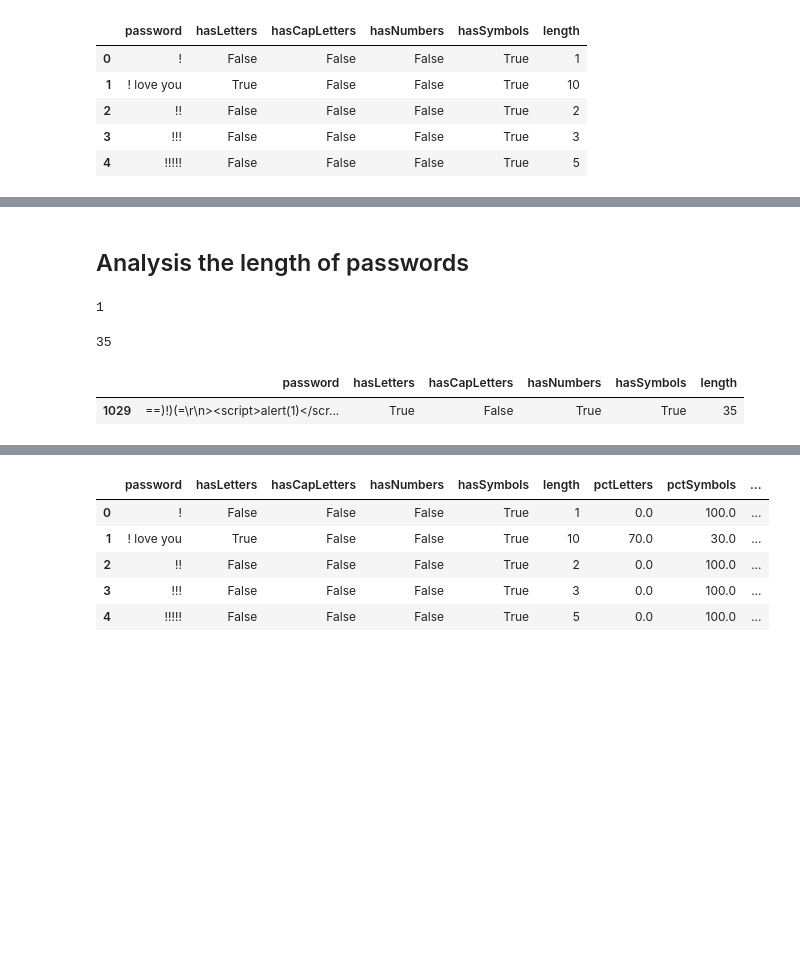
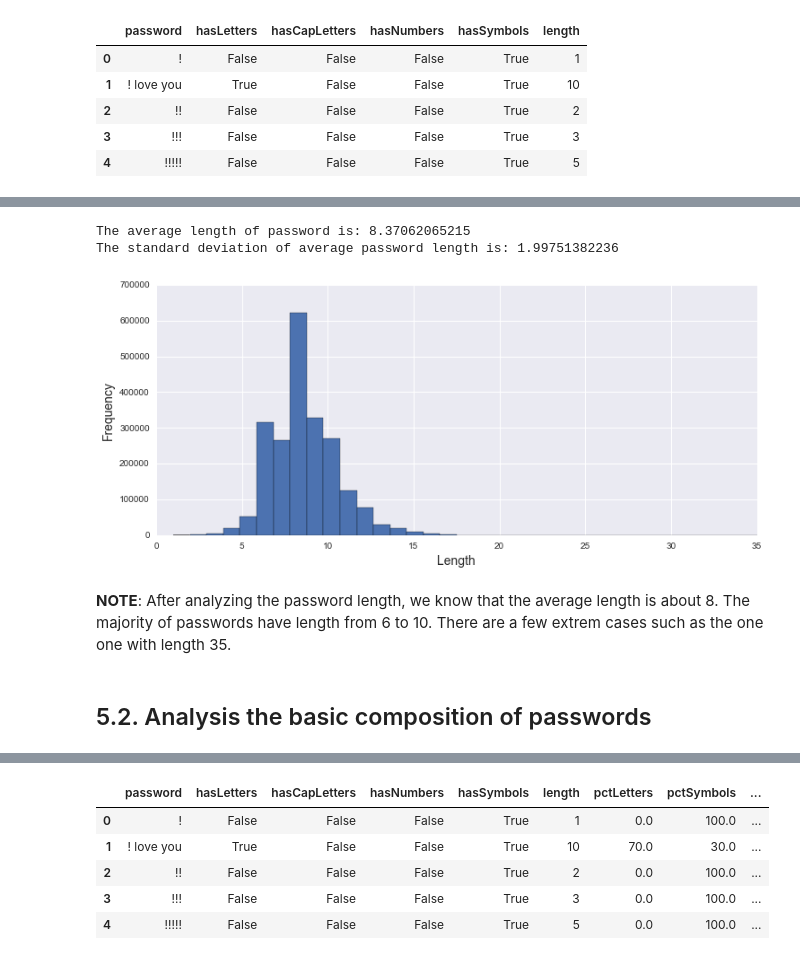
Before and after one commit to jhli973/Incubator, a Jupyter notebook: hijackedemail/Password and hijacked email.ipynb, the cells around one changed output, grey strips where cells are left out. Drawn from its saved outputs; the diff is of its cells as text; code cells hidden in the pictures; blank space fills up the shorter version.

```diff
--- a/hijackedemail/Password and hijacked email.ipynb
+++ b/hijackedemail/Password and hijacked email.ipynb
@@ -135,18 +171,24 @@ passwords.head(5)
+# %%
+# check the average length of password
+
+print "The average length of password is: {}".format(passwords['length'].mean())
+print "The standard deviation of average password length is: {}".format(passwords['length'].std())
+# %% [output]
+The average length of password is: 8.37062065215
+The standard deviation of average password length is: 1.99751382236
+# %%
+# check the length distribution
+
+fig = plt.figure(figsize=(12,5))
+plt.hist(passwords.length, bins=35)
+
+plt.ylabel('Frequency', fontsize = 14)
+plt.xlabel('Length', fontsize=14)
+
+plt.show()
+# %% [output]
+[figure, added]
+# %% [markdown]
+**NOTE**: After analyzing the password length, we know that the average length is about 8. The majority of passwords have length from 6 to 10. There are a few extrem cases such as the one one with length 35.
 # %% [markdown]
-## Analysis the length of passwords
+## 5.2. Analysis the basic composition of passwords
-# %%
-# check minimal length
-passwords['length'].min()
-# %% [output]
-1
-# %%
-# check maximal length
-passwords['length'].max()
-# %% [output]
-35
-# %%
-# check the longest password
-passwords[passwords['length'] == 35]
-# %% [output]
-|  | password | hasLetters | hasCapLetters | hasNumbers | hasSymbols | length |
-| 1029 | ==)!)(=\r\n><script>alert(1)</scr... | True | False | True | True | 35 |
```
Also changed, not shown: parts of 42 cells of this notebook.
